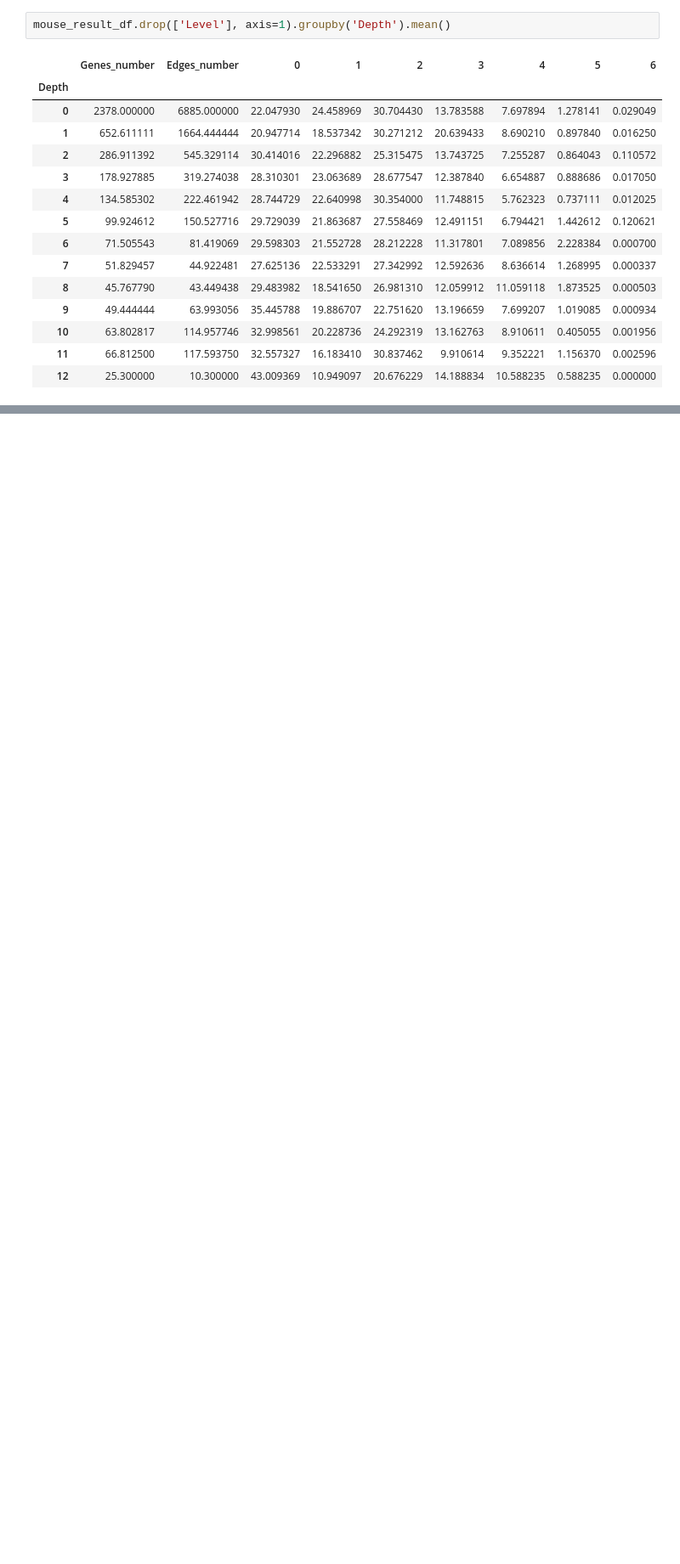
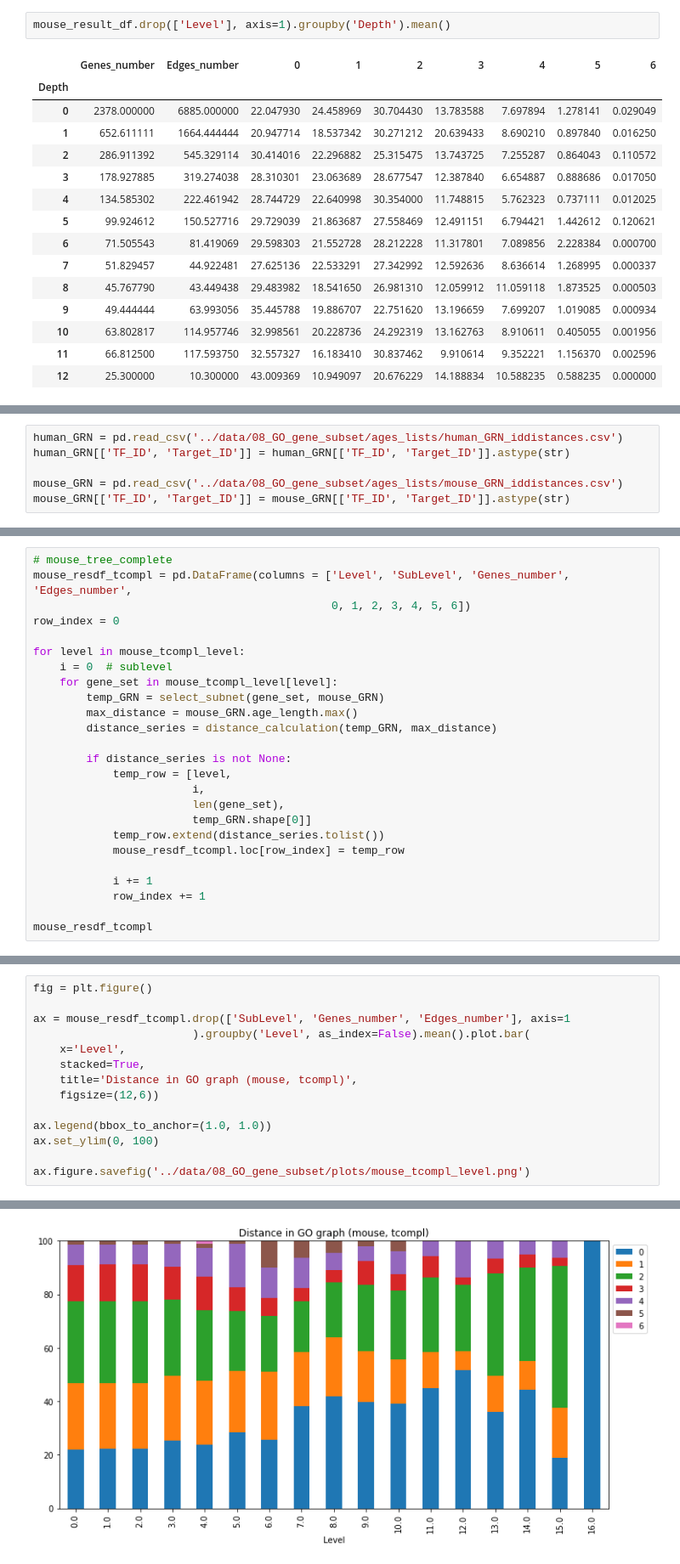
Before and after one commit to Freddsle/age_patterns, a Jupyter notebook: code/08_GOgraph_iter.ipynb, the cells around one changed output, grey strips where cells are left out. Shown at 85% size. Cells and saved outputs as stored; diff of their text form; blank space fills up the shorter version.

```diff
--- a/code/08_GOgraph_iter.ipynb
+++ b/code/08_GOgraph_iter.ipynb
@@ -653,0 +693,6 @@ ax.figure.savefig('../data/08_GO_gene_subset/plots/hmouse_depth.png')
+# %%
+human_GRN = pd.read_csv('../data/08_GO_gene_subset/ages_lists/human_GRN_iddistances.csv')
+human_GRN[['TF_ID', 'Target_ID']] = human_GRN[['TF_ID', 'Target_ID']].astype(str)
+
+mouse_GRN = pd.read_csv('../data/08_GO_gene_subset/ages_lists/mouse_GRN_iddistances.csv')
+mouse_GRN[['TF_ID', 'Target_ID']] = mouse_GRN[['TF_ID', 'Target_ID']].astype(str)
@@ -653,0 +815,25 @@ ax.figure.savefig('../data/08_GO_gene_subset/plots/hmouse_depth.png')
+# %%
+# mouse_tree_complete
+mouse_resdf_tcompl = pd.DataFrame(columns = ['Level', 'SubLevel', 'Genes_number', 'Edges_number',
+                                             0, 1, 2, 3, 4, 5, 6])
+row_index = 0
+
+for level in mouse_tcompl_level:
+    i = 0  # sublevel
+    for gene_set in mouse_tcompl_level[level]:
+        temp_GRN = select_subnet(gene_set, mouse_GRN)
+        max_distance = mouse_GRN.age_length.max()
+        distance_series = distance_calculation(temp_GRN, max_distance)
+
+        if distance_series is not None:
+            temp_row = [level,
+                        i,
+                        len(gene_set),
+                        temp_GRN.shape[0]]
+            temp_row.extend(distance_series.tolist())
+            mouse_resdf_tcompl.loc[row_index] = temp_row
+
+            i += 1
+            row_index += 1
+
+mouse_resdf_tcompl
@@ -653,0 +992,15 @@ ax.figure.savefig('../data/08_GO_gene_subset/plots/hmouse_depth.png')
+# %%
+fig = plt.figure()
+
+ax = mouse_resdf_tcompl.drop(['SubLevel', 'Genes_number', 'Edges_number'], axis=1
+                        ).groupby('Level', as_index=False).mean().plot.bar(
+    x='Level',
+    stacked=True,
+    title='Distance in GO graph (mouse, tcompl)',
+    figsize=(12,6))
+
+ax.legend(bbox_to_anchor=(1.0, 1.0))
+ax.set_ylim(0, 100)
+
+ax.figure.savefig('../data/08_GO_gene_subset/plots/mouse_tcompl_level.png')
+# %% [output]
@@ -653,0 +1008 @@ ax.figure.savefig('../data/08_GO_gene_subset/plots/hmouse_depth.png')
+[figure, added]
```
Also changed, not shown: parts of 59 cells of this notebook, 13 other files.
